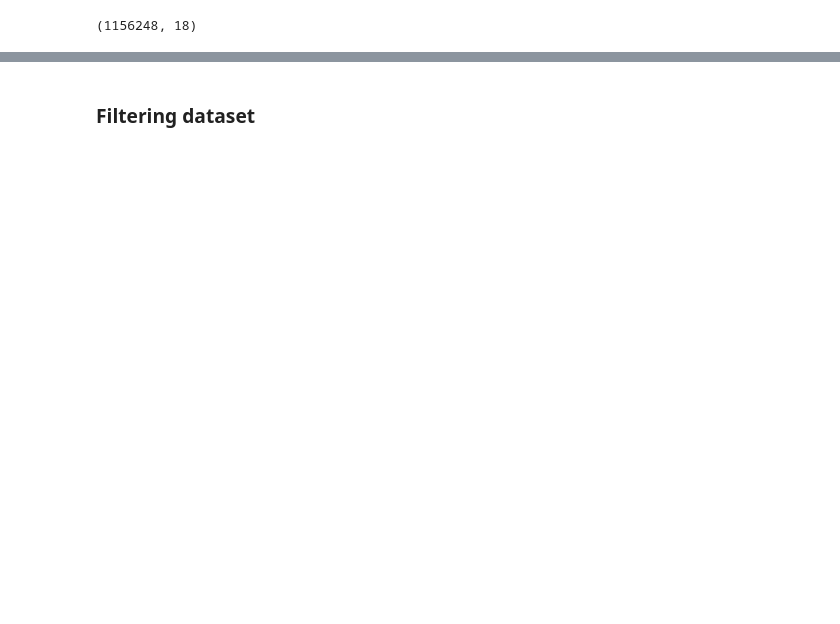
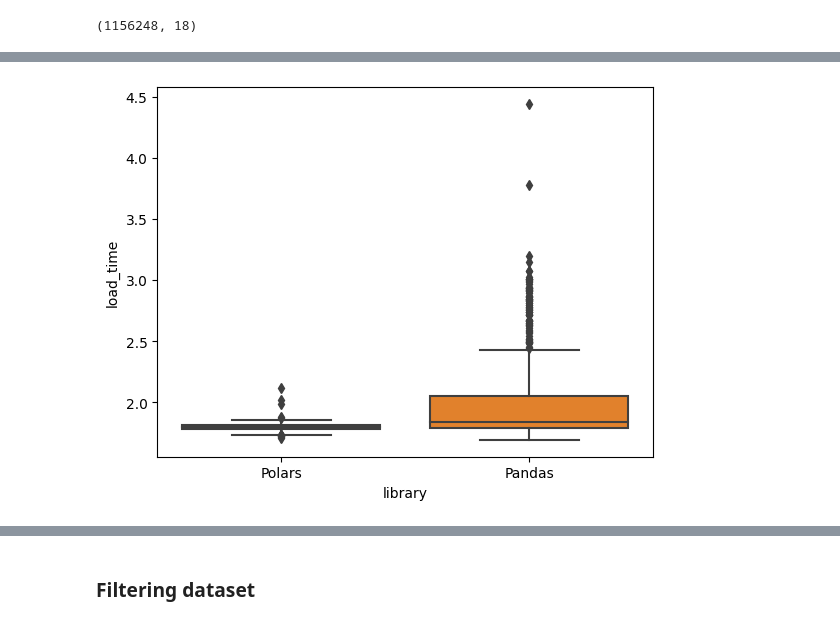
Before and after one commit to Vellyanova/eda_and_dev_tools, a Jupyter notebook: EDA_online_shoppers.ipynb, the cells around one changed output, grey strips where cells are left out. Saved outputs shown, nothing was run; the diff lists cells and outputs as text; code cells hidden in the pictures; blank space fills up the shorter version.

```diff
--- a/EDA_online_shoppers.ipynb
+++ b/EDA_online_shoppers.ipynb
@@ -1138,0 +1193,16 @@ Pandas slower than Polars
+# %%
+df_polars = pd.DataFrame()
+df_polars['load_time'] = load_times_pl
+df_polars['library'] = 'Polars'
+
+
+df_pandas = pd.DataFrame()
+df_pandas['load_time'] = load_times_pd
+df_pandas['library'] = 'Pandas'
+
+df_itog = pd.concat([df_polars, df_pandas], ignore_index = True)
+# %%
+sns.boxplot(x='library', y ='load_time', data = df_itog)
+plt.show();
+# %% [output]
+[figure, added]
```
Also changed, not shown: parts of 55 cells of this notebook.
